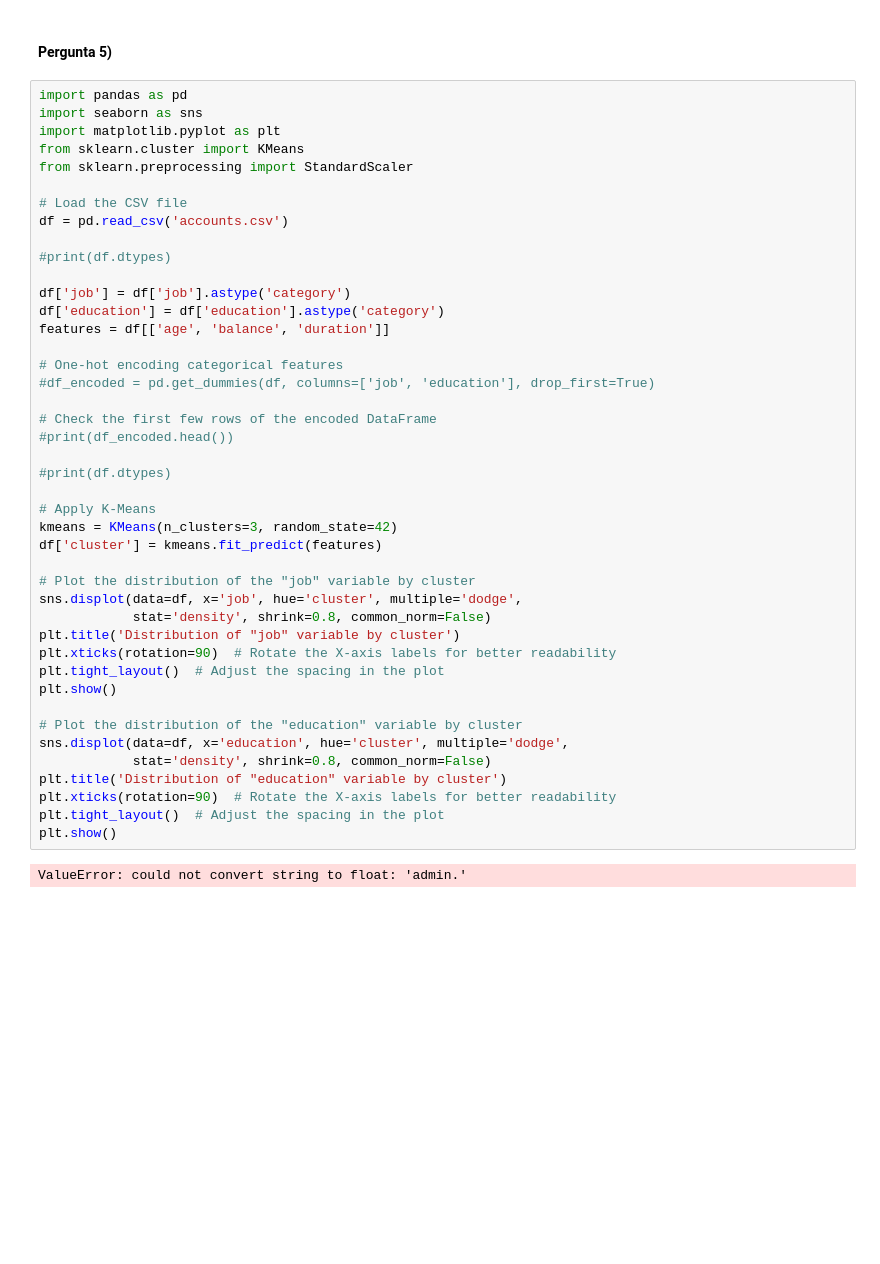
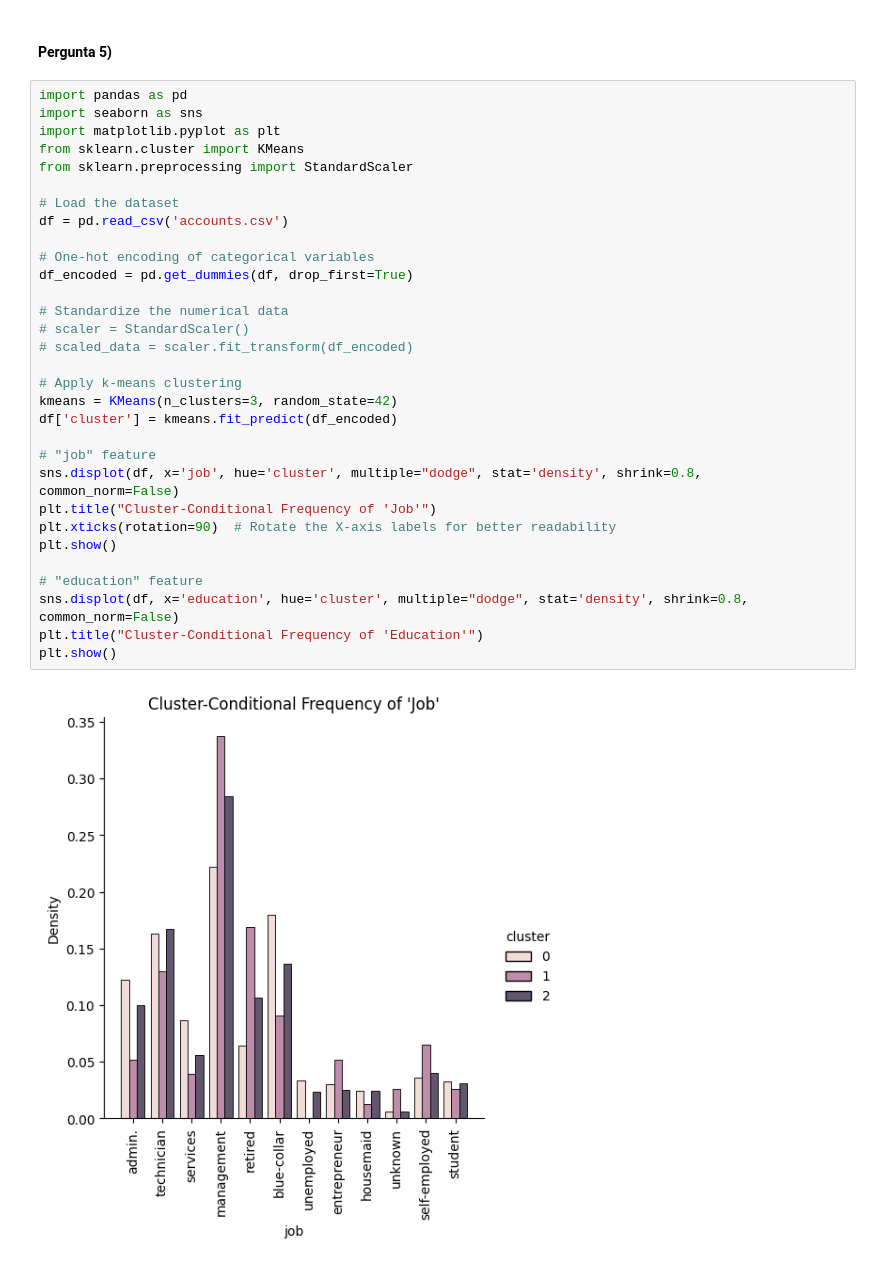
Before and after one commit to leocfig/Apren-24-25, a Jupyter notebook: HW4/G041.ipynb, the cells around one changed output. Cells and saved outputs as stored; diff of their text form; blank space fills up the shorter version.

```diff
--- a/HW4/G041.ipynb
+++ b/HW4/G041.ipynb
@@ -160,45 +144,33 @@ plt.show()
 # %%
 import pandas as pd
 import seaborn as sns
 import matplotlib.pyplot as plt
 from sklearn.cluster import KMeans
 from sklearn.preprocessing import StandardScaler
 
-# Load the CSV file
+# Load the dataset
 df = pd.read_csv('accounts.csv')
 
-#print(df.dtypes)
+# One-hot encoding of categorical variables
+df_encoded = pd.get_dummies(df, drop_first=True)
 
-df['job'] = df['job'].astype('category')
-df['education'] = df['education'].astype('category')
-features = df[['age', 'balance', 'duration']]
+# Standardize the numerical data
+# scaler = StandardScaler()
+# scaled_data = scaler.fit_transform(df_encoded)
 
-# One-hot encoding categorical features
-#df_encoded = pd.get_dummies(df, columns=['job', 'education'], drop_first=True)
+# Apply k-means clustering
+kmeans = KMeans(n_clusters=3, random_state=42)
+df['cluster'] = kmeans.fit_predict(df_encoded)
 
-# Check the first few rows of the encoded DataFrame
-#print(df_encoded.head())
-
-#print(df.dtypes)
-
-# Apply K-Means
-kmeans = KMeans(n_clusters=3, random_state=42)
-df['cluster'] = kmeans.fit_predict(features)
-
-# Plot the distribution of the "job" variable by cluster
-sns.displot(data=df, x='job', hue='cluster', multiple='dodge',
-            stat='density', shrink=0.8, common_norm=False)
-plt.title('Distribution of "job" variable by cluster')
+# "job" feature
+sns.displot(df, x='job', hue='cluster', multiple="dodge", stat='density', shrink=0.8, common_norm=False)
+plt.title("Cluster-Conditional Frequency of 'Job'")
 plt.xticks(rotation=90)  # Rotate the X-axis labels for better readability
-plt.tight_layout()  # Adjust the spacing in the plot
 plt.show()
 
-# Plot the distribution of the "education" variable by cluster
-sns.displot(data=df, x='education', hue='cluster', multiple='dodge',
-            stat='density', shrink=0.8, common_norm=False)
-plt.title('Distribution of "education" variable by cluster')
-plt.xticks(rotation=90)  # Rotate the X-axis labels for better readability
-plt.tight_layout()  # Adjust the spacing in the plot
+# "education" feature
+sns.displot(df, x='education', hue='cluster', multiple="dodge", stat='density', shrink=0.8, common_norm=False)
+plt.title("Cluster-Conditional Frequency of 'Education'")
 plt.show()
 # %% [output]
-ValueError: could not convert string to float: 'admin.'
+[figure, added]
```
Also changed, not shown: parts of 4 cells of this notebook.
